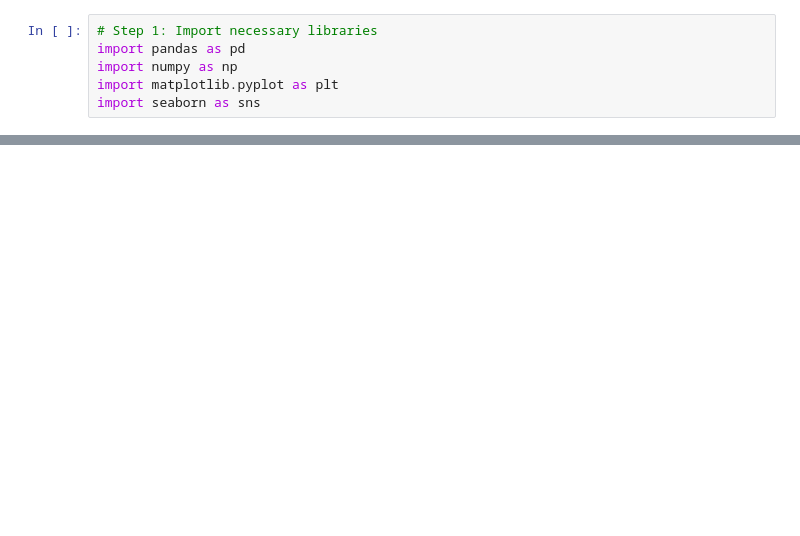
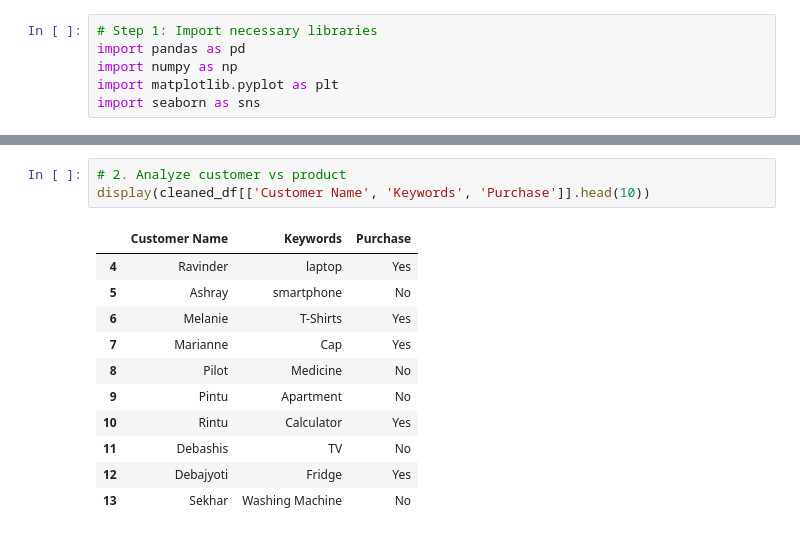
Before and after one commit to Pooja-Khandare/Pinnacle-Project, a Jupyter notebook: PinnacleVS.ipynb, the cells around one changed output, grey strips where cells are left out. Cells and saved outputs as stored; diff of their text form; blank space fills up the shorter version.

```diff
--- a/PinnacleVS.ipynb
+++ b/PinnacleVS.ipynb
@@ -10,0 +103,15 @@ FileNotFoundError: [Errno 2] No such file or directory: 'ML Assignment Raw Data.
+# %%
+# 2. Analyze customer vs product
+display(cleaned_df[['Customer Name', 'Keywords', 'Purchase']].head(10))
+# %% [output]
+|  | Customer Name | Keywords | Purchase |
+| 4 | Ravinder | laptop | Yes |
+| 5 | Ashray | smartphone | No |
+| 6 | Melanie | T-Shirts | Yes |
+| 7 | Marianne | Cap | Yes |
+| 8 | Pilot | Medicine | No |
+| 9 | Pintu | Apartment | No |
+| 10 | Rintu | Calculator | Yes |
+| 11 | Debashis | TV | No |
+| 12 | Debajyoti | Fridge | Yes |
+| 13 | Sekhar | Washing Machine | No |
```
Also changed, not shown: parts of 25 cells of this notebook.
